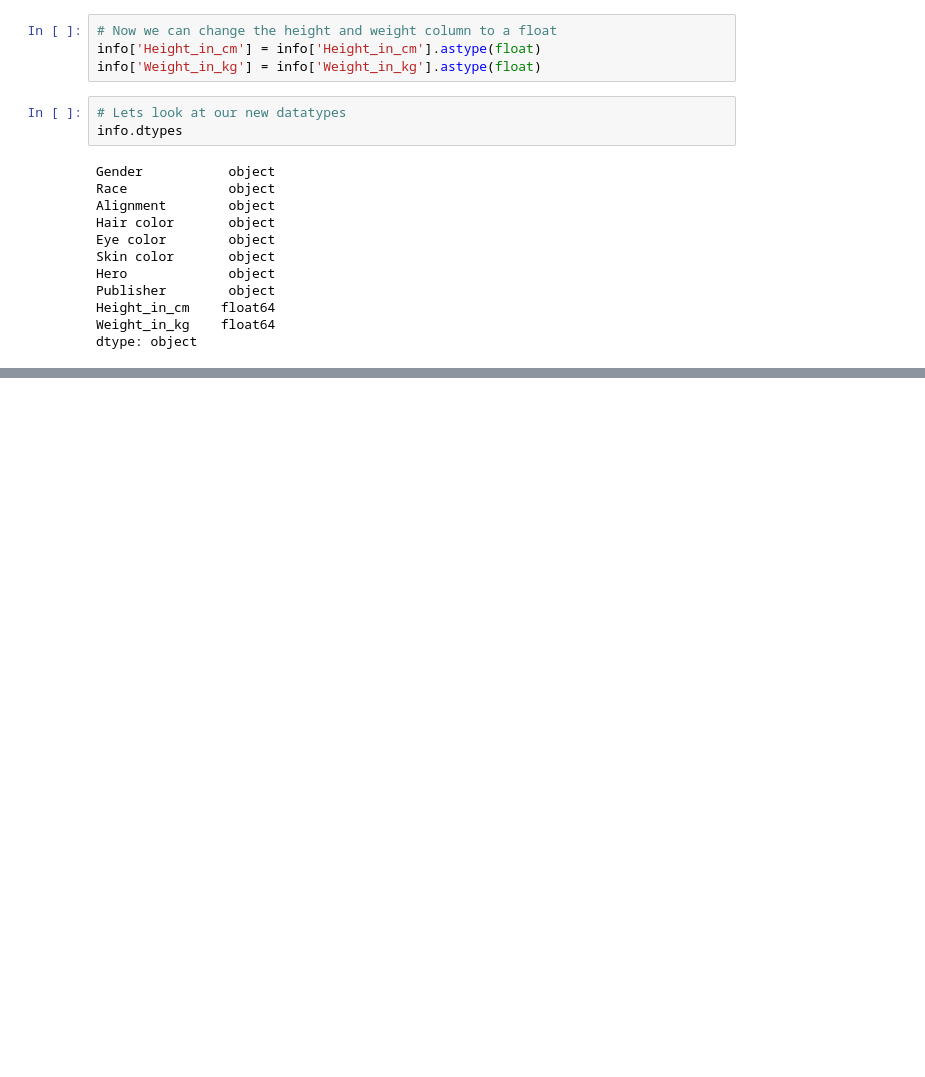
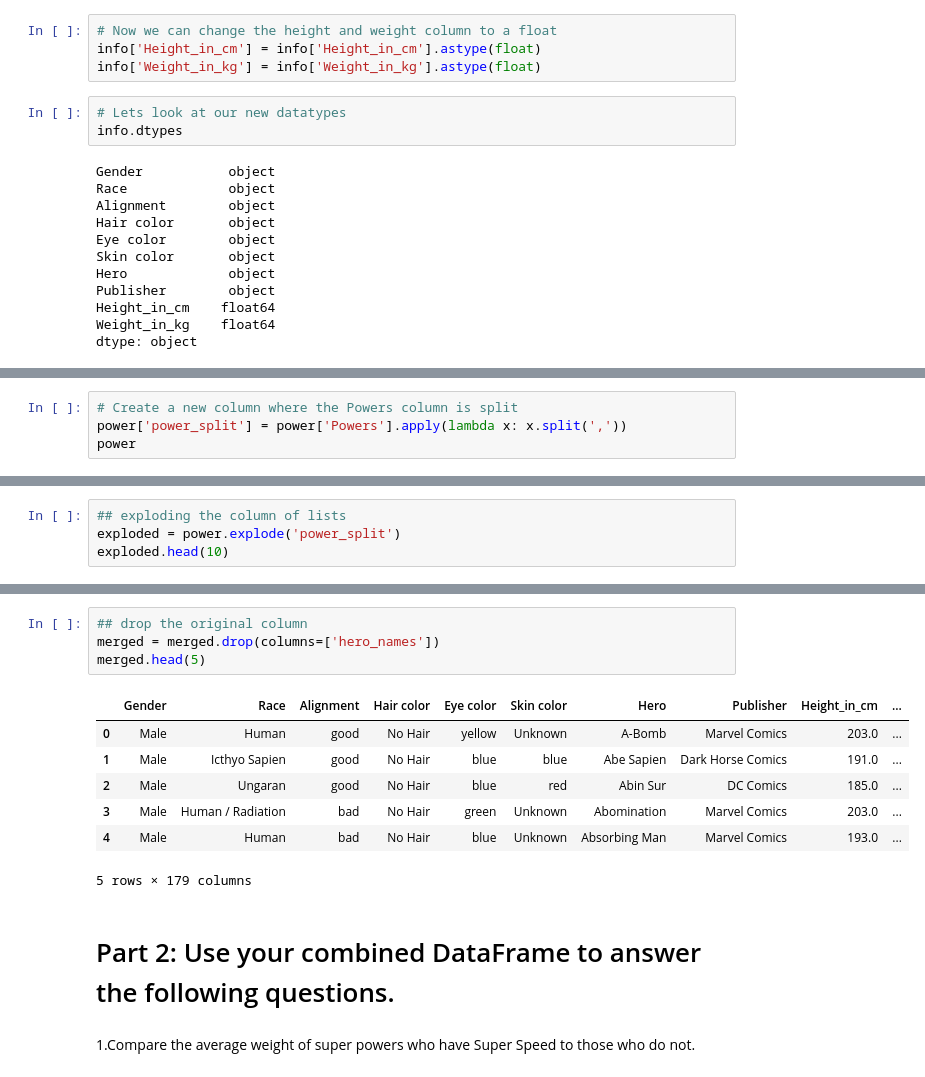
Before and after one commit to rdbhatkal/Superhero, a Jupyter notebook: Superhero.ipynb, the cells around one changed output, grey strips where cells are left out. Saved outputs shown, nothing was run; the diff lists cells and outputs as text; blank space fills up the shorter version.

```diff
--- a/Superhero.ipynb
+++ b/Superhero.ipynb
@@ -172,0 +214,4 @@ dtype: object
+# %%
+# Create a new column where the Powers column is split
+power['power_split'] = power['Powers'].apply(lambda x: x.split(','))
+power
@@ -172,0 +232,4 @@ dtype: object
+# %%
+## exploding the column of lists
+exploded = power.explode('power_split')
+exploded.head(10)
@@ -233,0 +304,16 @@ power['Powers'].str.split(',',expand=True)
+# %%
+## drop the original column
+merged = merged.drop(columns=['hero_names'])
+merged.head(5)
+# %% [output]
+|  | Gender | Race | Alignment | Hair color | Eye color | Skin color | Hero | Publisher | Height_in_cm | ... |
+| 0 | Male | Human | good | No Hair | yellow | Unknown | A-Bomb | Marvel Comics | 203.0 | ... |
+| 1 | Male | Icthyo Sapien | good | No Hair | blue | blue | Abe Sapien | Dark Horse Comics | 191.0 | ... |
+| 2 | Male | Ungaran | good | No Hair | blue | red | Abin Sur | DC Comics | 185.0 | ... |
+| 3 | Male | Human / Radiation | bad | No Hair | green | Unknown | Abomination | Marvel Comics | 203.0 | ... |
+| 4 | Male | Human | bad | No Hair | blue | Unknown | Absorbing Man | Marvel Comics | 193.0 | ... |
+5 rows × 179 columns
+# %% [markdown]
+# Part 2: Use your combined DataFrame to answer the following questions.
+# %% [markdown]
+1.Compare the average weight of super powers who have Super Speed to those who do not.
```
Also changed, not shown: parts of 27 cells of this notebook.
